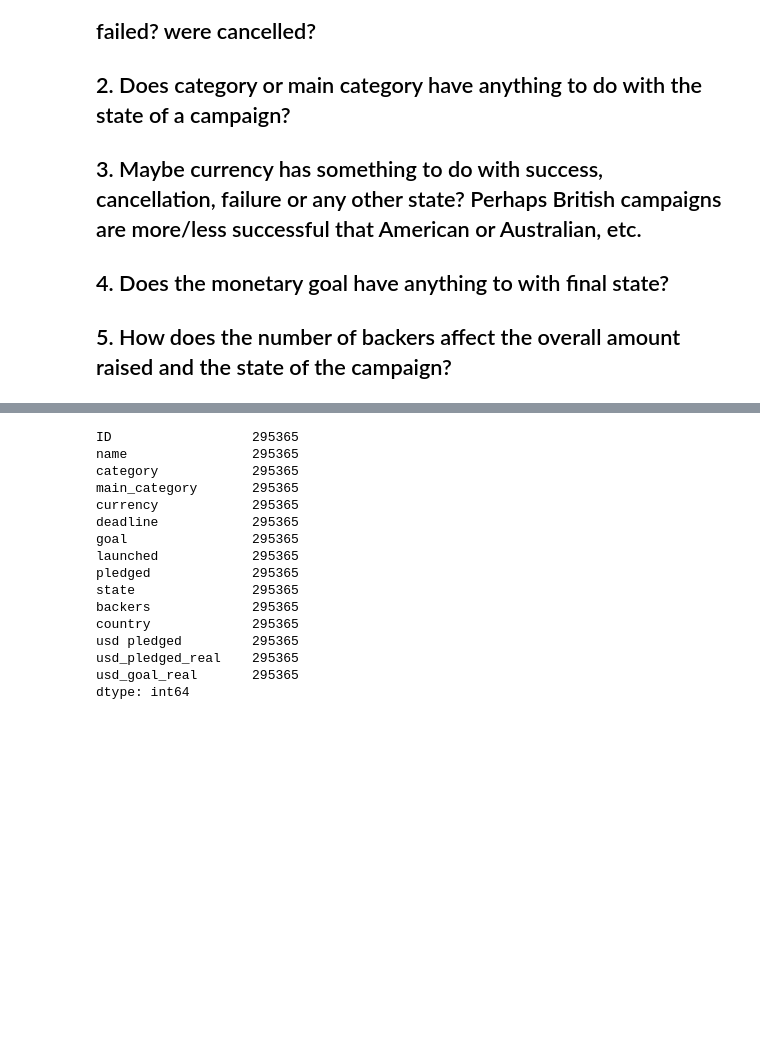
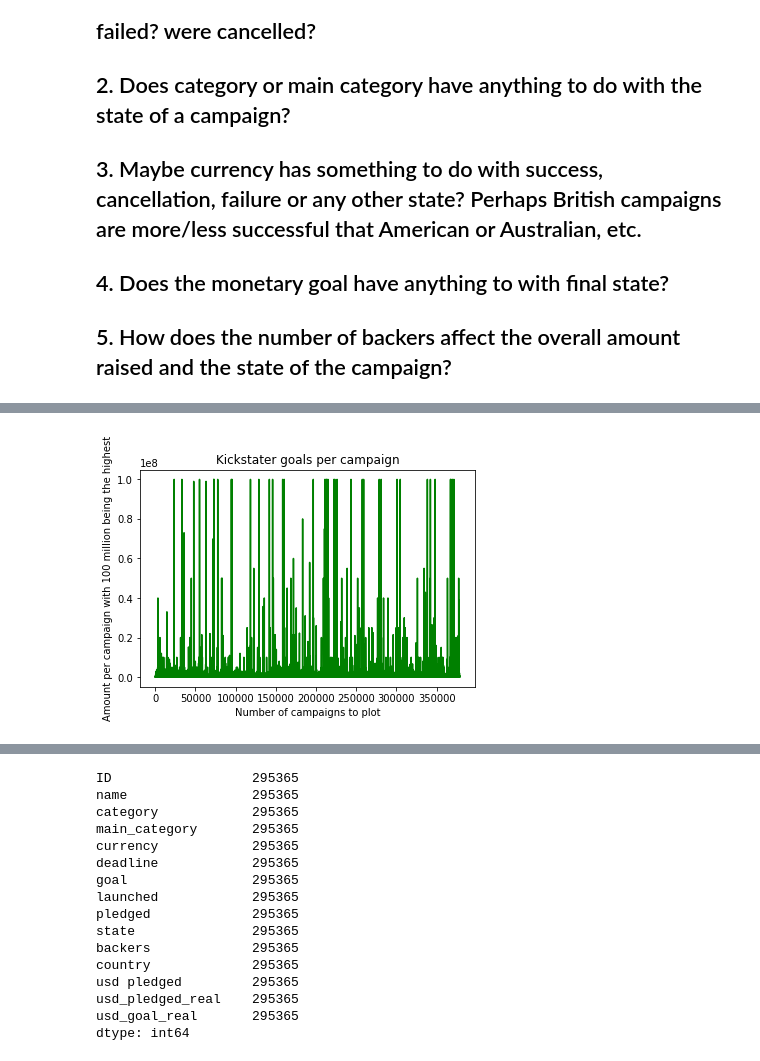
Before and after one commit to fchikwekwe/KickstarterData, a Jupyter notebook: Kickstarter_data.ipynb, the cells around one changed output, grey strips where cells are left out. Drawn from its saved outputs; the diff is of its cells as text; code cells hidden in the pictures; blank space fills up the shorter version.

```diff
--- a/Kickstarter_data.ipynb
+++ b/Kickstarter_data.ipynb
@@ -238,0 +216,11 @@ sns.countplot(y='currency', palette='RdBu_r', order=df['currency'].value_counts(
+# %%
+# These are the initial goals for each campaign
+# we can expect that most goals will not be reached
+plt.plot(df.index, df['goal'].astype(int), 'g')
+plt.title('Kickstater goals per campaign')
+plt.ylabel('Amount per campaign with 100 million being the highest');
+plt.xlabel('Number of campaigns to plot');
+plt.show();
+plt.show()
+# %% [output]
+[figure, added]
```
Also changed, not shown: parts of 27 cells of this notebook, 1 other file.
